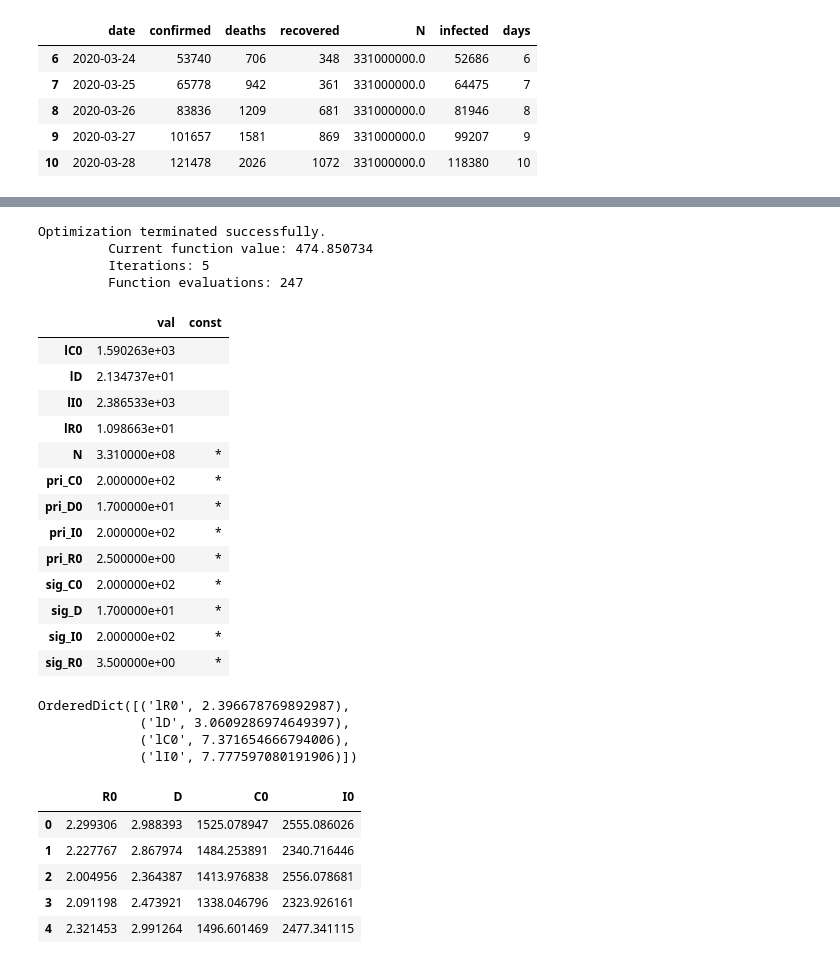
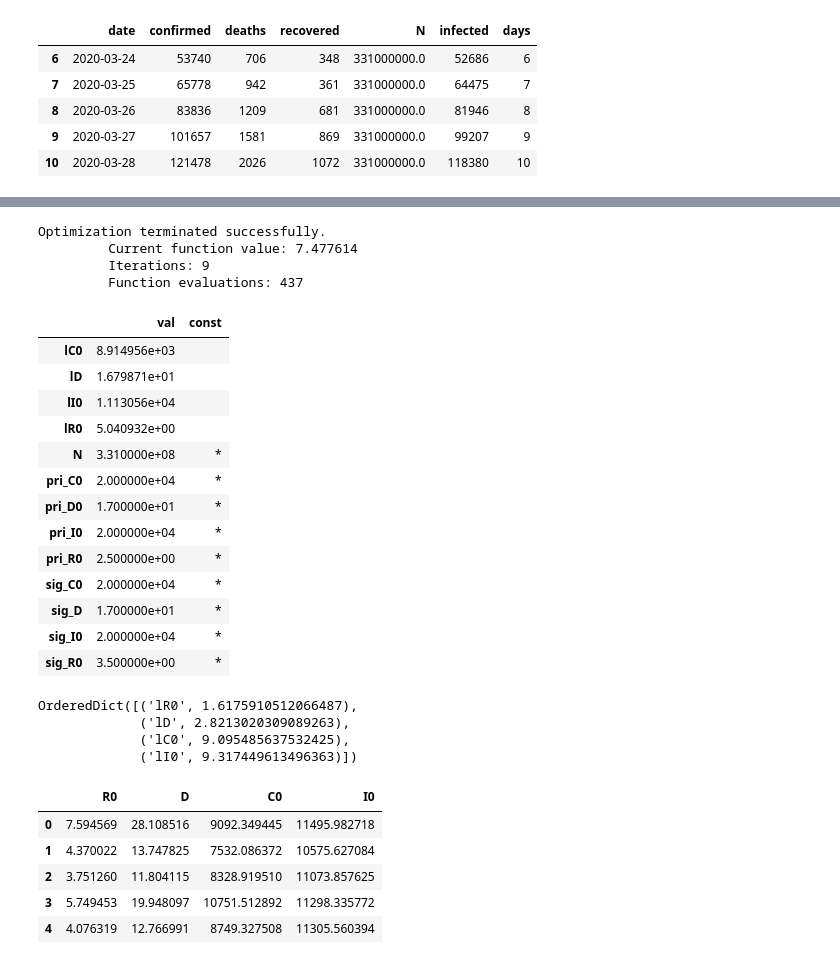
Before and after one commit to robdmc/COVID-19, a Jupyter notebook: emcee_play.ipynb, the cells around one changed output, grey strips where cells are left out. Drawn from its saved outputs; the diff is of its cells as text; code cells hidden in the pictures.

```diff
--- a/emcee_play.ipynb
+++ b/emcee_play.ipynb
@@ -197,56 +197,56 @@ def log_error(a, p, pipe):
 p = ezr.ParamState(
     lR0=np.log(3.),
     lD=np.log(20.),
-    lC0=np.log(200.),
-    lI0=np.log(200.)
+    lC0=np.log(20000.),
+    lI0=np.log(20000.)
 )
 
 df = loader.df
 p.given(
     N=331e6, # Pop of US,
 
     t=df.days.values,
     y=df[['confirmed', 'infected']].T.values,
 
     pri_R0=2.5,
     pri_D0=17.,
-    pri_C0=200.,
-    pri_I0=200.,
+    pri_C0=20000.,
+    pri_I0=20000.,
 
     sig_R0=3.5,
     sig_D=17.,
-    sig_C0=200.,
-    sig_I0=200.
+    sig_C0=20000.,
+    sig_I0=20000.
 )
 
 pipe = Pipe(data=[])
 
 res = fmin_powell(log_error, p.array, args=(p, pipe))
 plog = p.clone()
 plog.ingest(res)
 p.ingest(np.exp(res))
 plin = p.clone()
 p.drop('t', 'y')
 p
 # %% [output]
 [interactive output not drawn]
 Optimization terminated successfully.
-         Current function value: 474.850734
-         Iterations: 5
-         Function evaluations: 247
+         Current function value: 7.477614
+         Iterations: 9
+         Function evaluations: 437
 |  | val | const |
-| lC0 | 1.590263e+03 |  |
-| lD | 2.134737e+01 |  |
-| lI0 | 2.386533e+03 |  |
-| lR0 | 1.098663e+01 |  |
+| lC0 | 8.914956e+03 |  |
+| lD | 1.679871e+01 |  |
+| lI0 | 1.113056e+04 |  |
+| lR0 | 5.040932e+00 |  |
 | N | 3.310000e+08 | * |
-| pri_C0 | 2.000000e+02 | * |
+| pri_C0 | 2.000000e+04 | * |
 | pri_D0 | 1.700000e+01 | * |
-| pri_I0 | 2.000000e+02 | * |
+| pri_I0 | 2.000000e+04 | * |
 | pri_R0 | 2.500000e+00 | * |
-| sig_C0 | 2.000000e+02 | * |
+| sig_C0 | 2.000000e+04 | * |
 | sig_D | 1.700000e+01 | * |
-| sig_I0 | 2.000000e+02 | * |
+| sig_I0 | 2.000000e+04 | * |
 | sig_R0 | 3.500000e+00 | * |
 # %%
 n_walkers = 200
@@ -259,10 +259,10 @@ with Pool(processes=8) as pool:
 # %%
 plog.free_params
 # %% [output]
-OrderedDict([('lR0', 2.396678769892987),
-             ('lD', 3.0609286974649397),
-             ('lC0', 7.371654666794006),
-             ('lI0', 7.777597080191906)])
+OrderedDict([('lR0', 1.6175910512066487),
+             ('lD', 2.8213020309089263),
+             ('lC0', 9.095485637532425),
+             ('lI0', 9.317449613496363)])
 # %%
 samples = sampler.get_chain(discard=500, thin=7, flat=True)
 dfs_log = pd.DataFrame(samples, columns=[s for s in plog.free_params.keys()])
@@ -271,11 +271,11 @@ dfs = np.exp(dfs)
 dfs.head()
 # %% [output]
 |  | R0 | D | C0 | I0 |
-| 0 | 2.299306 | 2.988393 | 1525.078947 | 2555.086026 |
-| 1 | 2.227767 | 2.867974 | 1484.253891 | 2340.716446 |
-| 2 | 2.004956 | 2.364387 | 1413.976838 | 2556.078681 |
-| 3 | 2.091198 | 2.473921 | 1338.046796 | 2323.926161 |
-| 4 | 2.321453 | 2.991264 | 1496.601469 | 2477.341115 |
+| 0 | 7.594569 | 28.108516 | 9092.349445 | 11495.982718 |
+| 1 | 4.370022 | 13.747825 | 7532.086372 | 10575.627084 |
+| 2 | 3.751260 | 11.804115 | 8328.919510 | 11073.857625 |
+| 3 | 5.749453 | 19.948097 | 10751.512892 | 11298.335772 |
+| 4 | 4.076319 | 12.766991 | 8749.327508 | 11305.560394 |
 # %%
 fig = corner.corner(
     dfs, bins=40, smooth=.8, smooth1d=.8
```
Also changed, not shown: parts of 5 cells of this notebook, 1 other file.
